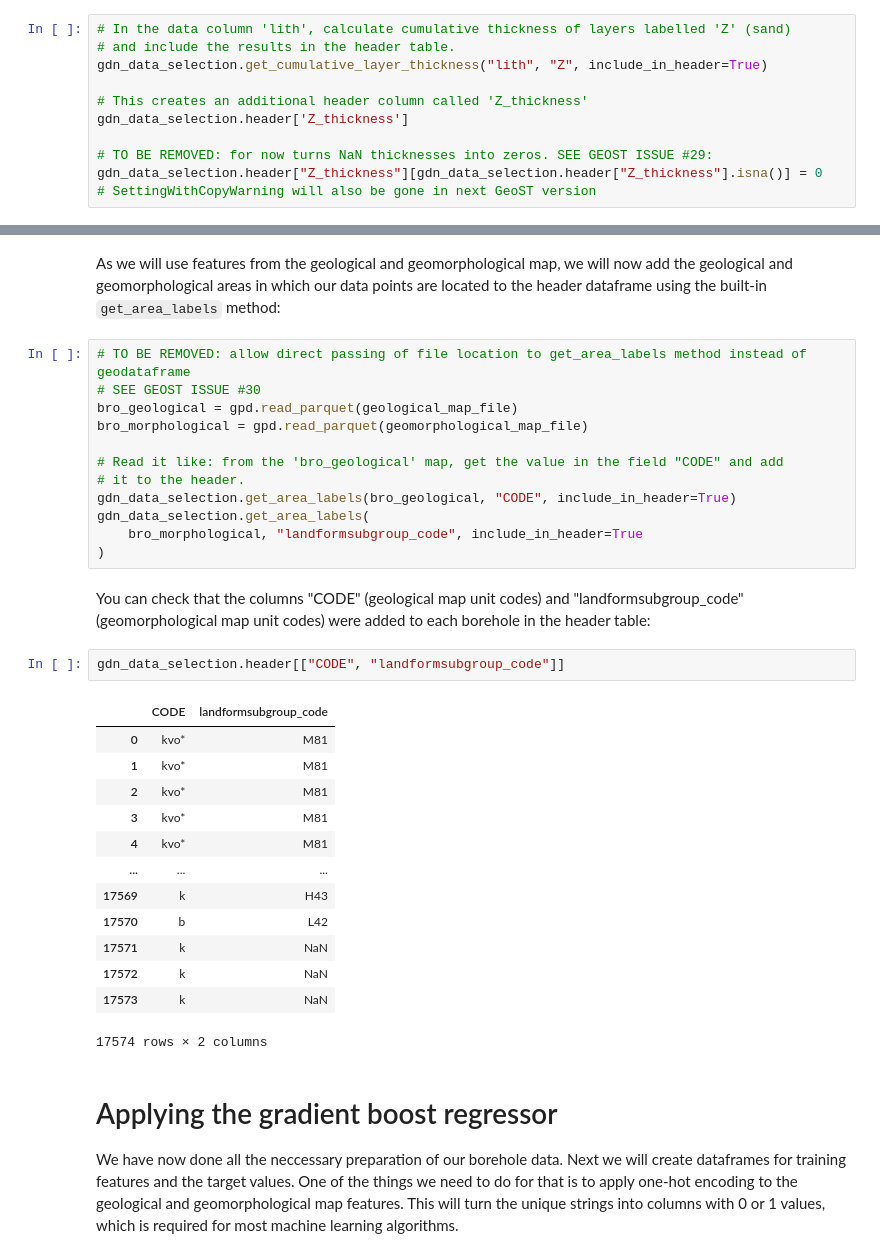
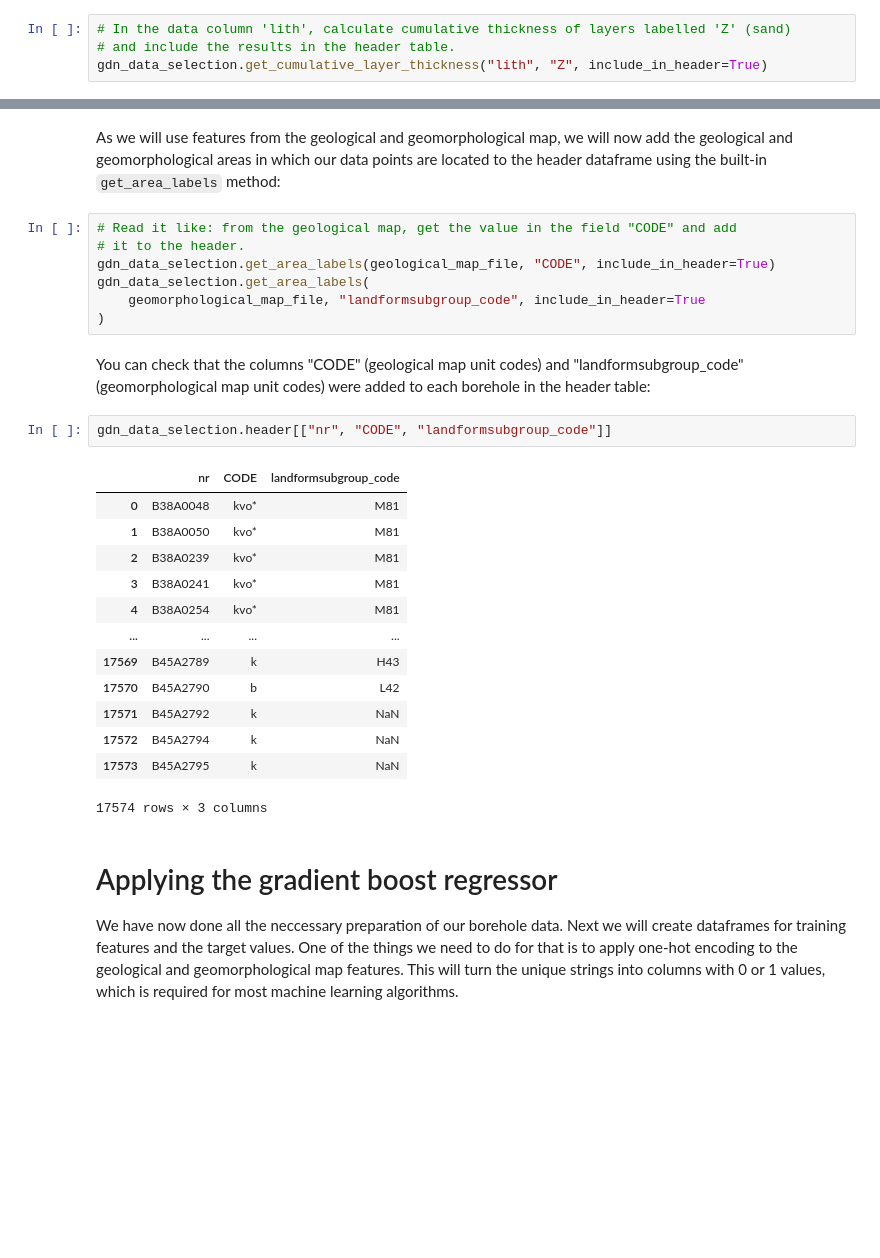
Before and after one commit to Deltares-research/sst-examples, a Jupyter notebook: predict_sand_thickness/predict_sand_thickness.ipynb, the cells around one changed output, grey strips where cells are left out. Drawn from its saved outputs; the diff is of its cells as text; blank space fills up the shorter version.

```diff
--- a/predict_sand_thickness/predict_sand_thickness.ipynb
+++ b/predict_sand_thickness/predict_sand_thickness.ipynb
@@ -86,10 +86,3 @@ These will be our target values to predict in the machine learning model!
 # In the data column 'lith', calculate cumulative thickness of layers labelled 'Z' (sand)
 # and include the results in the header table.
 gdn_data_selection.get_cumulative_layer_thickness("lith", "Z", include_in_header=True)
-
-# This creates an additional header column called 'Z_thickness'
-gdn_data_selection.header['Z_thickness']
-
-# TO BE REMOVED: for now turns NaN thicknesses into zeros. SEE GEOST ISSUE #29:
-gdn_data_selection.header["Z_thickness"][gdn_data_selection.header["Z_thickness"].isna()] = 0
-# SettingWithCopyWarning will also be gone in next GeoST version
@@ -103,36 +109,31 @@ As we will use features from the geological and geomorphological map, we will no
 the geological and geomorphological areas in which our data points are located to the
 header dataframe using the built-in `get_area_labels` method:
 # %%
-# TO BE REMOVED: allow direct passing of file location to get_area_labels method instead of geodataframe
-# SEE GEOST ISSUE #30
-bro_geological = gpd.read_parquet(geological_map_file)
-bro_morphological = gpd.read_parquet(geomorphological_map_file)
-
-# Read it like: from the 'bro_geological' map, get the value in the field "CODE" and add
+# Read it like: from the geological map, get the value in the field "CODE" and add
 # it to the header.
-gdn_data_selection.get_area_labels(bro_geological, "CODE", include_in_header=True)
+gdn_data_selection.get_area_labels(geological_map_file, "CODE", include_in_header=True)
 gdn_data_selection.get_area_labels(
-    bro_morphological, "landformsubgroup_code", include_in_header=True
+    geomorphological_map_file, "landformsubgroup_code", include_in_header=True
 )
 # %% [markdown]
 You can check that the columns "CODE" (geological map unit codes) and "landformsubgroup_code"
 (geomorphological map unit codes) were added to each borehole in the header table:
 # %%
-gdn_data_selection.header[["CODE", "landformsubgroup_code"]]
+gdn_data_selection.header[["nr", "CODE", "landformsubgroup_code"]]
 # %% [output]
-|  | CODE | landformsubgroup_code |
-| 0 | kvo* | M81 |
-| 1 | kvo* | M81 |
-| 2 | kvo* | M81 |
-| 3 | kvo* | M81 |
-| 4 | kvo* | M81 |
-| ... | ... | ... |
-| 17569 | k | H43 |
-| 17570 | b | L42 |
-| 17571 | k | NaN |
-| 17572 | k | NaN |
-| 17573 | k | NaN |
+|  | nr | CODE | landformsubgroup_code |
+| 0 | B38A0048 | kvo* | M81 |
+| 1 | B38A0050 | kvo* | M81 |
+| 2 | B38A0239 | kvo* | M81 |
+| 3 | B38A0241 | kvo* | M81 |
+| 4 | B38A0254 | kvo* | M81 |
+| ... | ... | ... | ... |
+| 17569 | B45A2789 | k | H43 |
+| 17570 | B45A2790 | b | L42 |
+| 17571 | B45A2792 | k | NaN |
+| 17572 | B45A2794 | k | NaN |
+| 17573 | B45A2795 | k | NaN |
-17574 rows × 2 columns
+17574 rows × 3 columns
 # %% [markdown]
 # Applying the gradient boost regressor
 We have now done all the neccessary preparation of our borehole data. Next we will
```
Also changed, not shown: parts of 9 cells of this notebook, 2 other files.
